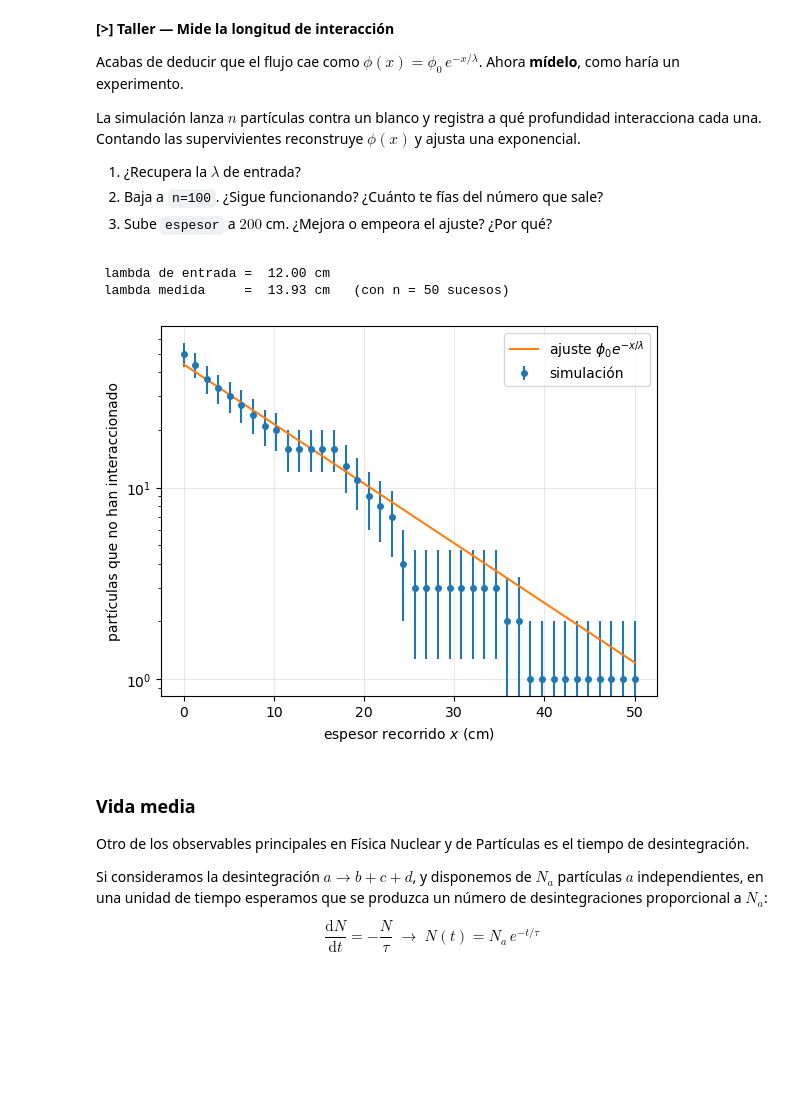
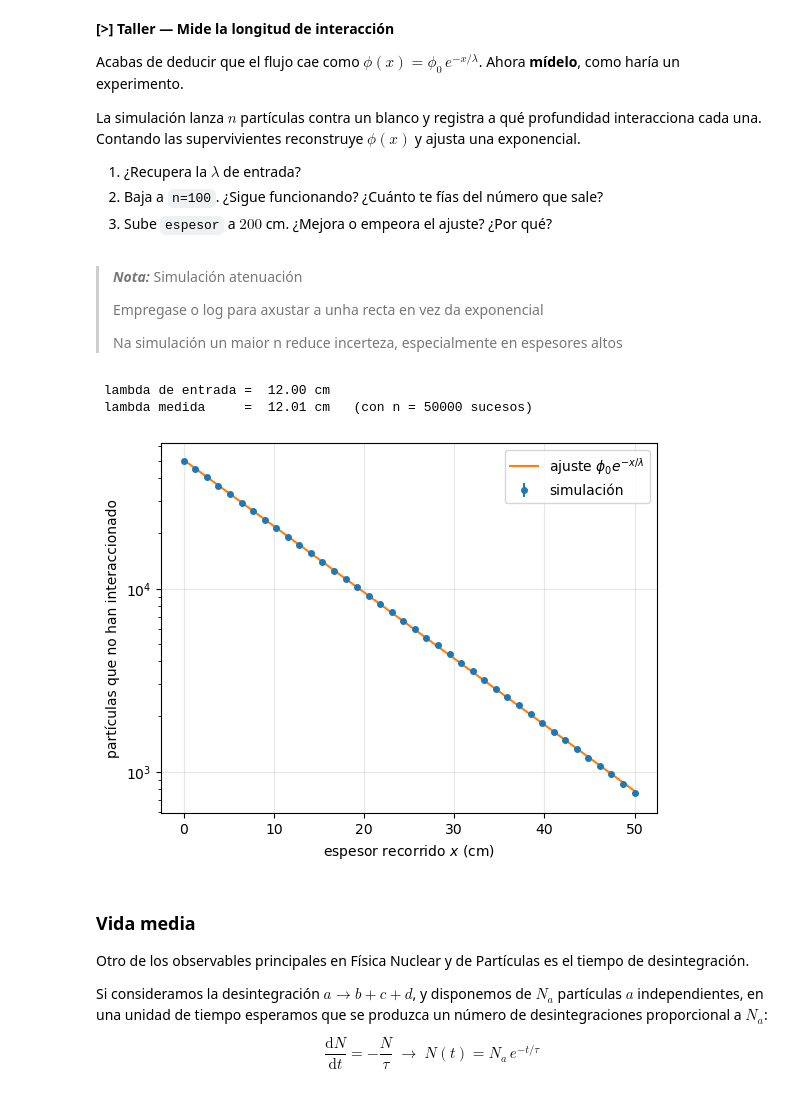
Before and after one commit to jahernando/USC-FNyP, a Jupyter notebook: notebooks/introduccion.ipynb, the cells around one changed output. Saved outputs shown, nothing was run; the diff lists cells and outputs as text; code cells hidden in the pictures; blank space fills up the shorter version.

Commit message:
Notas pre-14/09/2026

```diff
--- a/notebooks/introduccion.ipynb
+++ b/notebooks/introduccion.ipynb
@@ -900,12 +941,18 @@ una exponencial.
 3. Sube `espesor` a $200$ cm. ¿Mejora o empeora el ajuste? ¿Por qué?
 
 </div>
+# %% [markdown]
+> _**Nota:**_ Simulación atenuación
+>
+> Empregase o log para axustar a unha recta en vez da exponencial
+>
+> Na simulación un maior n reduce incerteza, especialmente en espesores altos
 # %%
-sim.atenuacion(n=50, lambda_real=12., espesor=50.);
+sim.atenuacion(n=50000, lambda_real=12., espesor=50.);
 # %% [output]
  lambda de entrada =  12.00 cm
- lambda medida     =  13.93 cm   (con n = 50 sucesos)
+ lambda medida     =  12.01 cm   (con n = 50000 sucesos)
-[figure, old version]
+[figure, new version]
 # %% [markdown]
 ### Vida media
 
```
Also changed, not shown: parts of 14 cells of this notebook.
